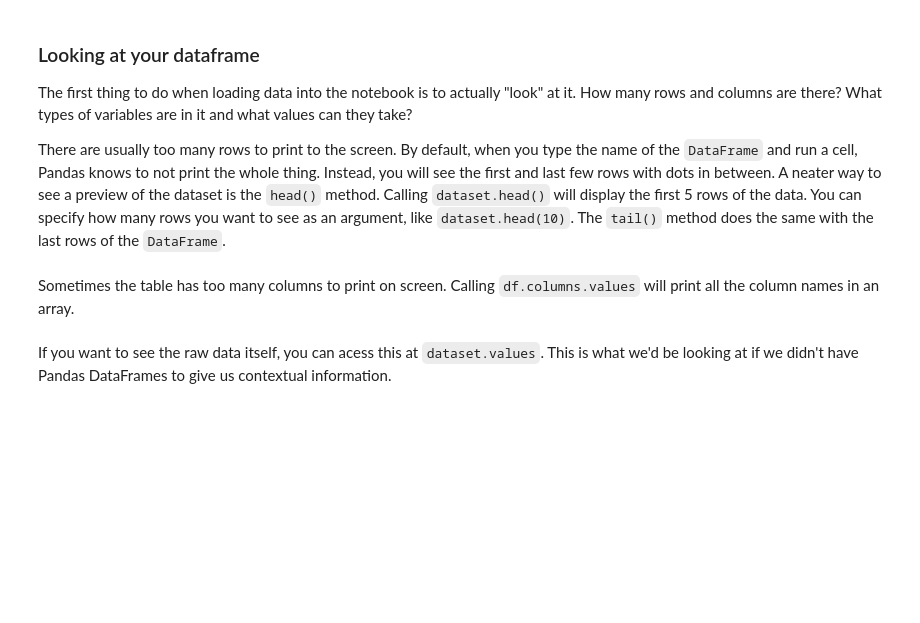
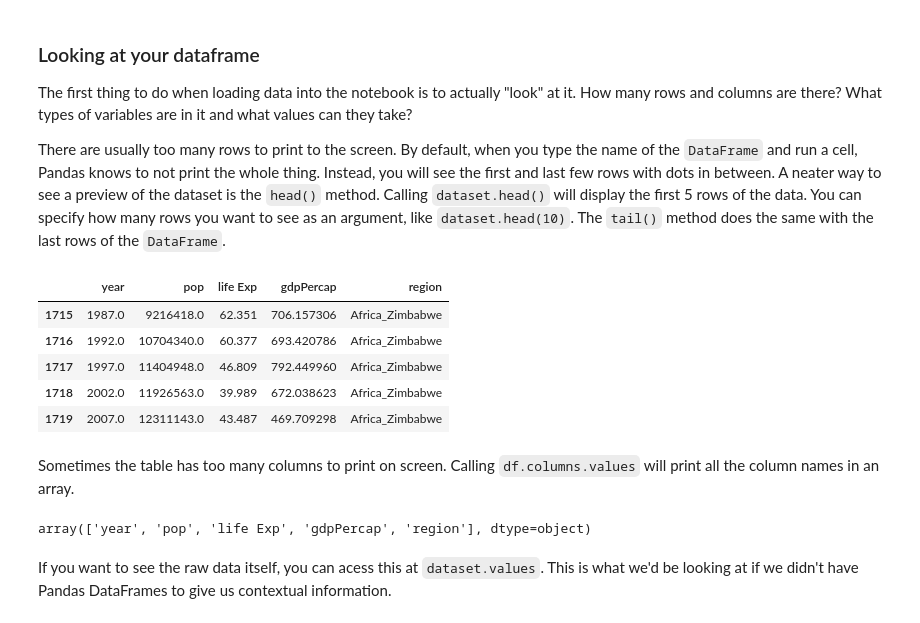
Before and after one commit to choldgraf/reproducible_research_2017, a Jupyter notebook: week_02/extras/03-data-exploration-RR-jupyter/Data exploration.ipynb, the cells around one changed output. Saved outputs shown, nothing was run; the diff lists cells and outputs as text; code cells hidden in the pictures; blank space fills up the shorter version.

```diff
--- a/week_02/extras/03-data-exploration-RR-jupyter/Data exploration.ipynb
+++ b/week_02/extras/03-data-exploration-RR-jupyter/Data exploration.ipynb
@@ -48,11 +48,22 @@ The first thing to do when loading data into the notebook is to actually "look"
 
 There are usually too many rows to print to the screen.  By default, when you type the name of the `DataFrame` and run a cell, Pandas knows to not print the whole thing.  Instead, you will see the first and last few rows with dots in between.  A neater way to see a preview of the dataset is the `head()` method.  Calling `dataset.head()` will display the first 5 rows of the data.  You can specify how many rows you want to see as an argument, like `dataset.head(10)`.  The `tail()` method does the same with the last rows of the `DataFrame`.
 # %%
-gapminder
+gapminder.tail()
 #head
 #tail
+# %% [output]
+|  | year | pop | life Exp | gdpPercap | region |
+| 1715 | 1987.0 | 9216418.0 | 62.351 | 706.157306 | Africa_Zimbabwe |
+| 1716 | 1992.0 | 10704340.0 | 60.377 | 693.420786 | Africa_Zimbabwe |
+| 1717 | 1997.0 | 11404948.0 | 46.809 | 792.449960 | Africa_Zimbabwe |
+| 1718 | 2002.0 | 11926563.0 | 39.989 | 672.038623 | Africa_Zimbabwe |
+| 1719 | 2007.0 | 12311143.0 | 43.487 | 469.709298 | Africa_Zimbabwe |
 # %% [markdown]
 Sometimes the table has too many columns to print on screen. Calling `df.columns.values` will print all the column names in an array.
+# %%
+gapminder.columns.values
+# %% [output]
+array(['year', 'pop', 'life Exp', 'gdpPercap', 'region'], dtype=object)
 # %%
 gapminder.columns.values
 # %% [markdown]
```
Also changed, not shown: parts of 41 cells of this notebook, 14 other files.
